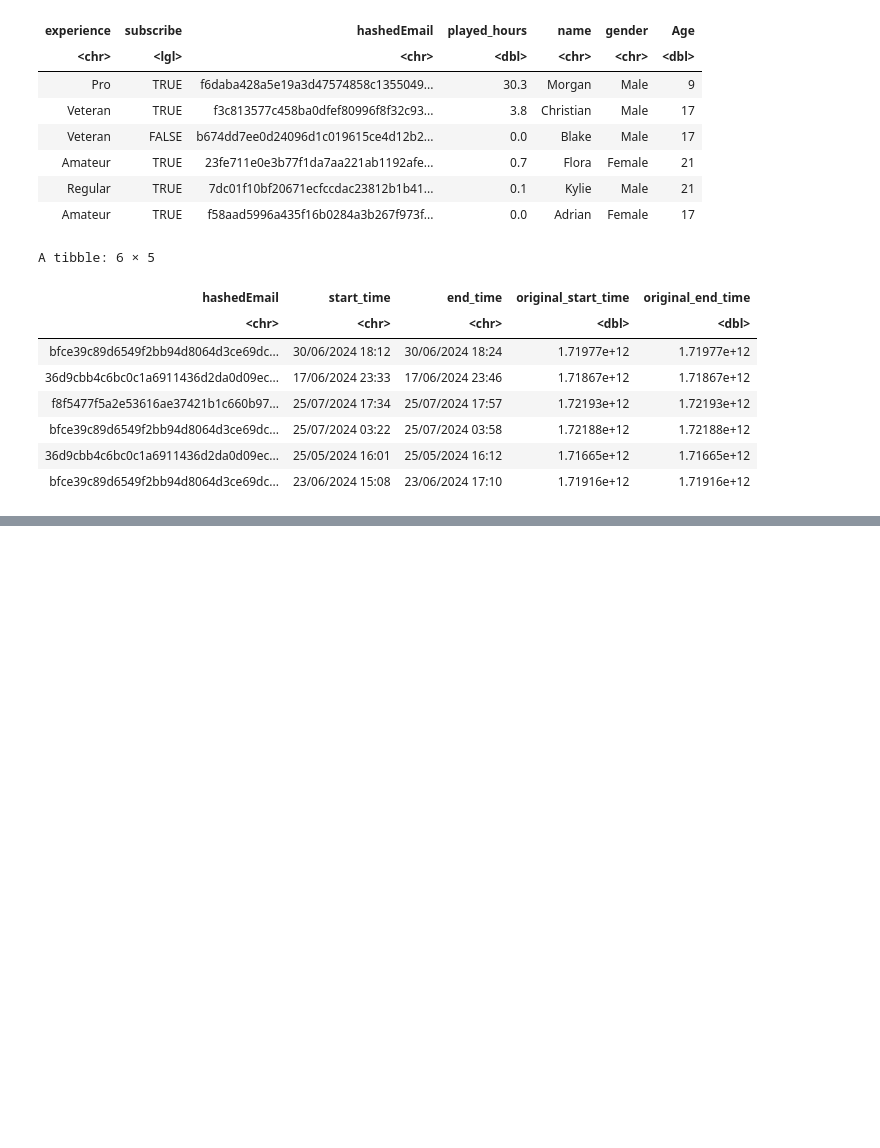
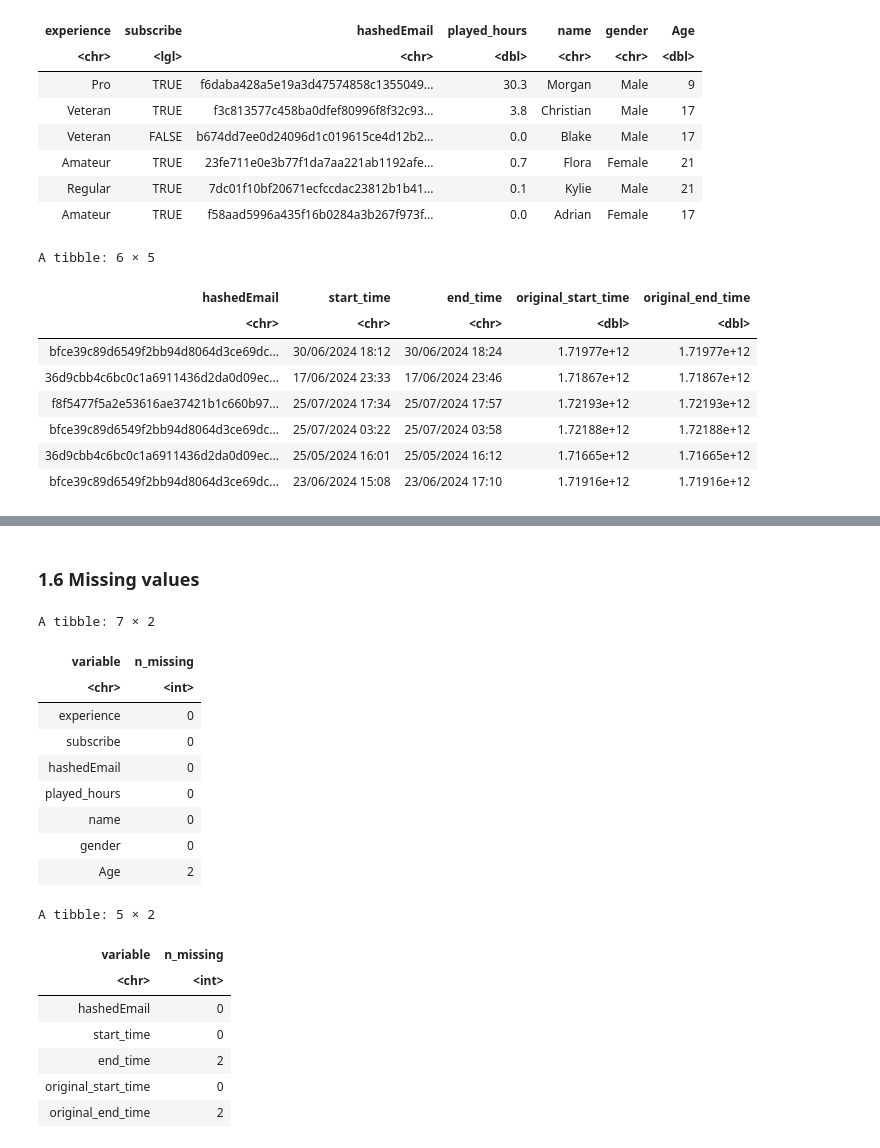
Before and after one commit to gavinceee/DSCI_Proj, a Jupyter notebook: proj_ind.ipynb, the cells around one changed output, grey strips where cells are left out. Cells and saved outputs as stored; diff of their text form; code cells hidden in the pictures; blank space fills up the shorter version.

```diff
--- a/proj_ind.ipynb
+++ b/proj_ind.ipynb
@@ -60,0 +220,51 @@ A tibble: 6 × 5
+# %% [markdown]
+### 1.6 Missing values
+# %%
+players_missing <- tibble(
+  variable   = c("experience", "subscribe", "hashedEmail",
+                 "played_hours", "name", "gender", "Age"),
+  n_missing  = c(
+    sum(is.na(players$experience)),
+    sum(is.na(players$subscribe)),
+    sum(is.na(players$hashedEmail)),
+    sum(is.na(players$played_hours)),
+    sum(is.na(players$name)),
+    sum(is.na(players$gender)),
+    sum(is.na(players$Age))
+  )
+)
+
+players_missing
+
+sessions_missing <- tibble(
+  variable  = c("hashedEmail", "start_time", "end_time",
+                "original_start_time", "original_end_time"),
+  n_missing = c(
+    sum(is.na(sessions$hashedEmail)),
+    sum(is.na(sessions$start_time)),
+    sum(is.na(sessions$end_time)),
+    sum(is.na(sessions$original_start_time)),
+    sum(is.na(sessions$original_end_time))
+  )
+)
+
+sessions_missing
+# %% [output]
+A tibble: 7 × 2
+| variable | n_missing |
+| <chr> | <int> |
+| experience | 0 |
+| subscribe | 0 |
+| hashedEmail | 0 |
+| played_hours | 0 |
+| name | 0 |
+| gender | 0 |
+| Age | 2 |
+A tibble: 5 × 2
+| variable | n_missing |
+| <chr> | <int> |
+| hashedEmail | 0 |
+| start_time | 0 |
+| end_time | 2 |
+| original_start_time | 0 |
+| original_end_time | 2 |
```
Also changed, not shown: parts of 15 cells of this notebook.
